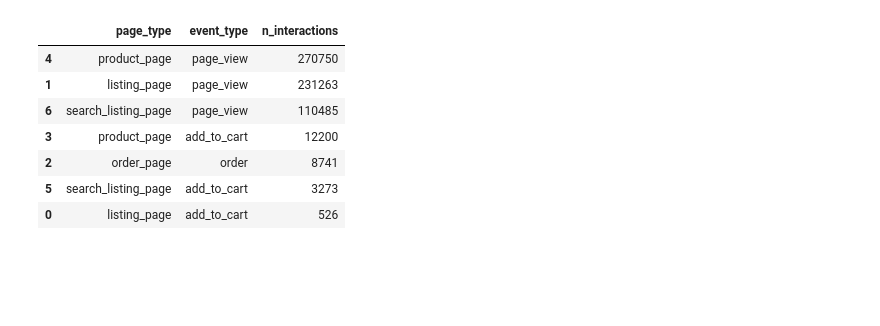
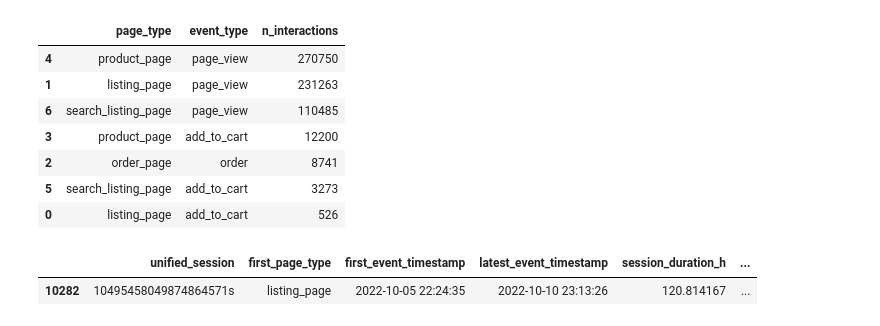
Before and after one commit to andradeia/autodoc-project, a Jupyter notebook: customer_funnel.ipynb, the cells around one changed output. Saved outputs shown, nothing was run; the diff lists cells and outputs as text; code cells hidden in the pictures; blank space fills up the shorter version.

```diff
--- a/customer_funnel.ipynb
+++ b/customer_funnel.ipynb
@@ -389,3 +394,8 @@ display(df_unified[df_unified['unified_session'].eq(unified_session_id_test)])
 | 2 | order_page | order | 8741 |
 | 5 | search_listing_page | add_to_cart | 3273 |
 | 0 | listing_page | add_to_cart | 526 |
+# %%
+session_summary_unified[session_summary_unified['session_duration_h']==max(session_summary_unified['session_duration_h'])]
+# %% [output]
+|  | unified_session | first_page_type | first_event_timestamp | latest_event_timestamp | session_duration_h | ... |
+| 10282 | 10495458049874864571s | listing_page | 2022-10-05 22:24:35 | 2022-10-10 23:13:26 | 120.814167 | ... |
```
Also changed, not shown: parts of 2 cells of this notebook.
